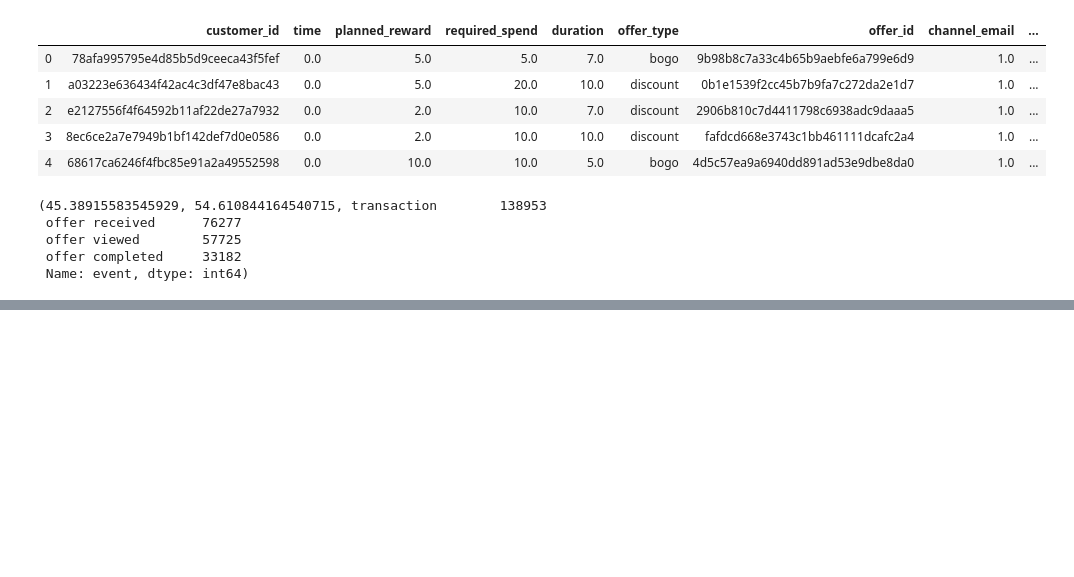
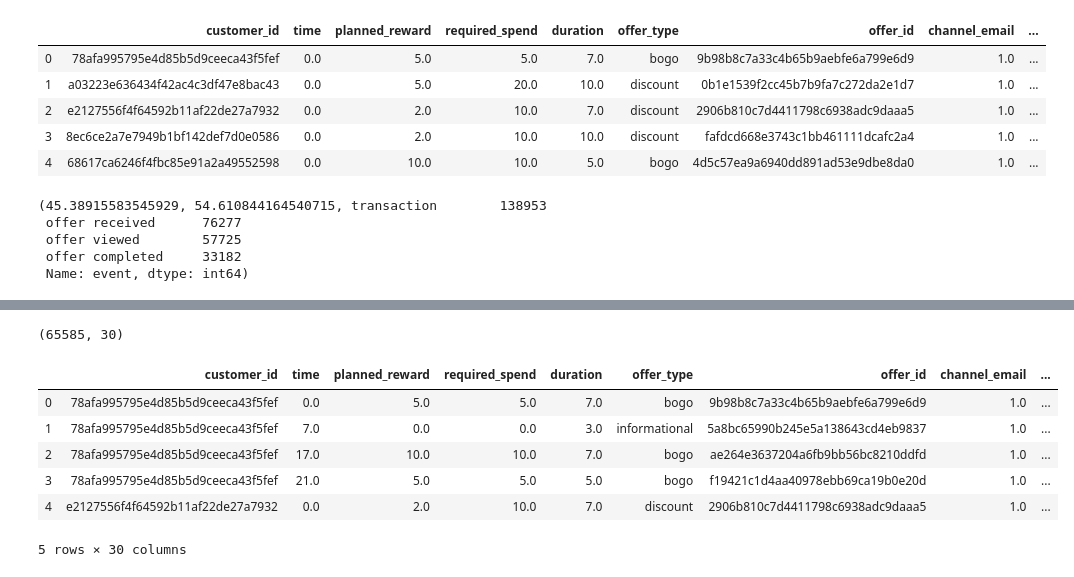
Before and after one commit to tarasowski/starbucks-offer-engine, a Jupyter notebook: notebooks/Starbucks Capstone Alpha.ipynb, the cells around one changed output, grey strips where cells are left out. Cells and saved outputs as stored; diff of their text form; code cells hidden in the pictures; blank space fills up the shorter version.

```diff
--- a/notebooks/Starbucks Capstone Alpha.ipynb
+++ b/notebooks/Starbucks Capstone Alpha.ipynb
@@ -314,0 +405,14 @@ offer_df[offer_df['event_offer_received'] == 1].head(5)
+# %%
+df.shape
+# %% [output]
+(65585, 30)
+# %%
+dfn.head(5)
+# %% [output]
+|  | customer_id | time | planned_reward | required_spend | duration | offer_type | offer_id | channel_email | ... |
+| 0 | 78afa995795e4d85b5d9ceeca43f5fef | 0.0 | 5.0 | 5.0 | 7.0 | bogo | 9b98b8c7a33c4b65b9aebfe6a799e6d9 | 1.0 | ... |
+| 1 | 78afa995795e4d85b5d9ceeca43f5fef | 7.0 | 0.0 | 0.0 | 3.0 | informational | 5a8bc65990b245e5a138643cd4eb9837 | 1.0 | ... |
+| 2 | 78afa995795e4d85b5d9ceeca43f5fef | 17.0 | 10.0 | 10.0 | 7.0 | bogo | ae264e3637204a6fb9bb56bc8210ddfd | 1.0 | ... |
+| 3 | 78afa995795e4d85b5d9ceeca43f5fef | 21.0 | 5.0 | 5.0 | 5.0 | bogo | f19421c1d4aa40978ebb69ca19b0e20d | 1.0 | ... |
+| 4 | e2127556f4f64592b11af22de27a7932 | 0.0 | 2.0 | 10.0 | 7.0 | discount | 2906b810c7d4411798c6938adc9daaa5 | 1.0 | ... |
+5 rows × 30 columns
```
Also changed, not shown: parts of 40 cells of this notebook, 1 other file.
